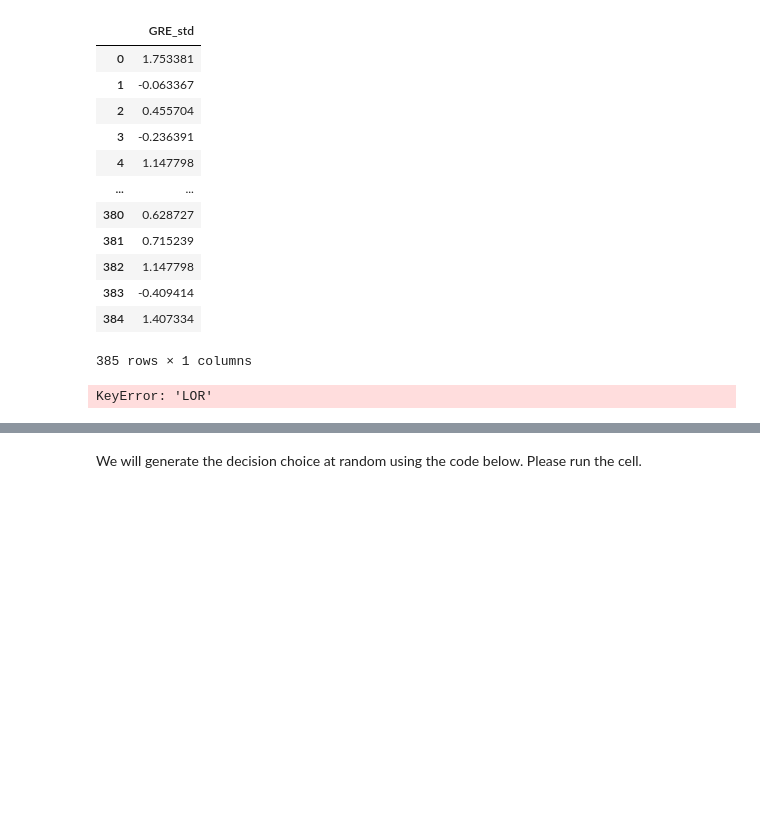
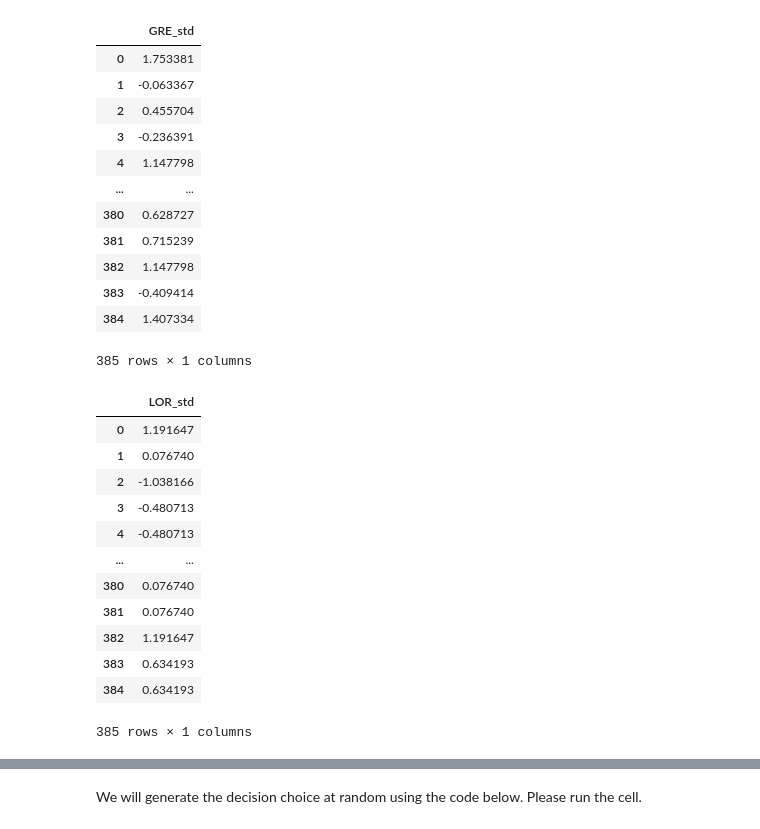
Before and after one commit to ta-data-lis/lab-advanced-pandas, a Jupyter notebook: your-code/main.ipynb, the cells around one changed output, grey strips where cells are left out. Cells and saved outputs as stored; diff of their text form; code cells hidden in the pictures; blank space fills up the shorter version.

```diff
--- a/your-code/main.ipynb
+++ b/your-code/main.ipynb
@@ -359,6 +351,22 @@ pd.DataFrame(admission_predict['GRE_std'])
 # %%
 #Standardization of LOR and creation of a new column, LOR_std, to add to dataframe admissions
 
 admissions['LOR_std'] = (admissions['LOR'] - admissions['LOR'].mean())/admissions['LOR'].std()
+
+#Print the column 'GRE_std' in the format of a dataframe
+
+admissions[['LOR_std']]
 # %% [output]
+|  | LOR_std |
+| 0 | 1.191647 |
+| 1 | 0.076740 |
+| 2 | -1.038166 |
+| 3 | -0.480713 |
+| 4 | -0.480713 |
+| ... | ... |
+| 380 | 0.076740 |
+| 381 | 0.076740 |
+| 382 | 1.191647 |
+| 383 | 0.634193 |
+| 384 | 0.634193 |
-KeyError: 'LOR'
+385 rows × 1 columns
```
Also changed, not shown: parts of 19 cells of this notebook.
